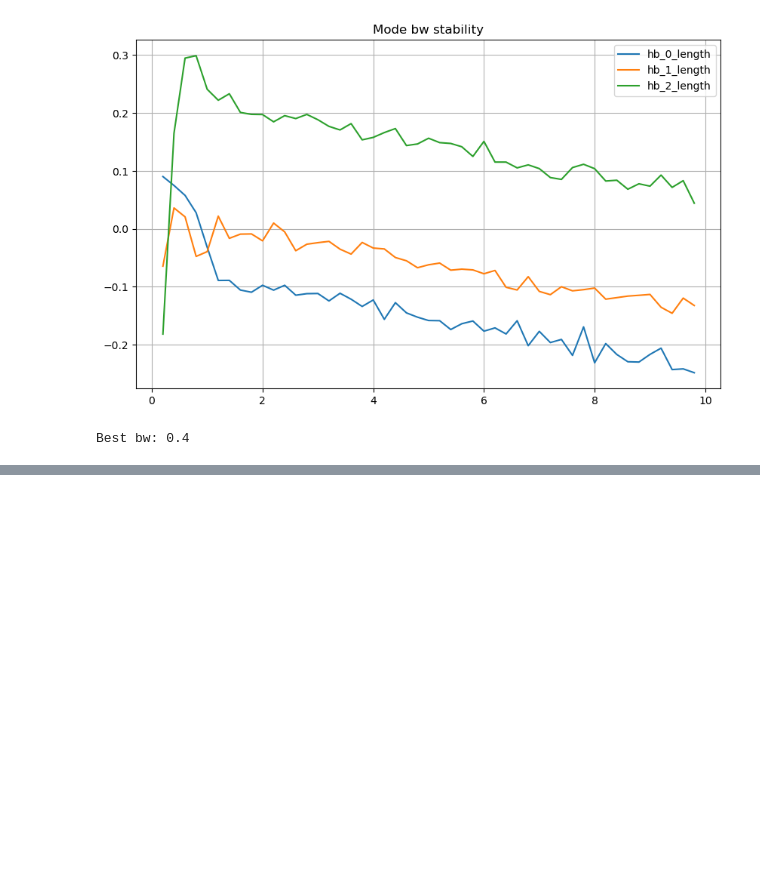
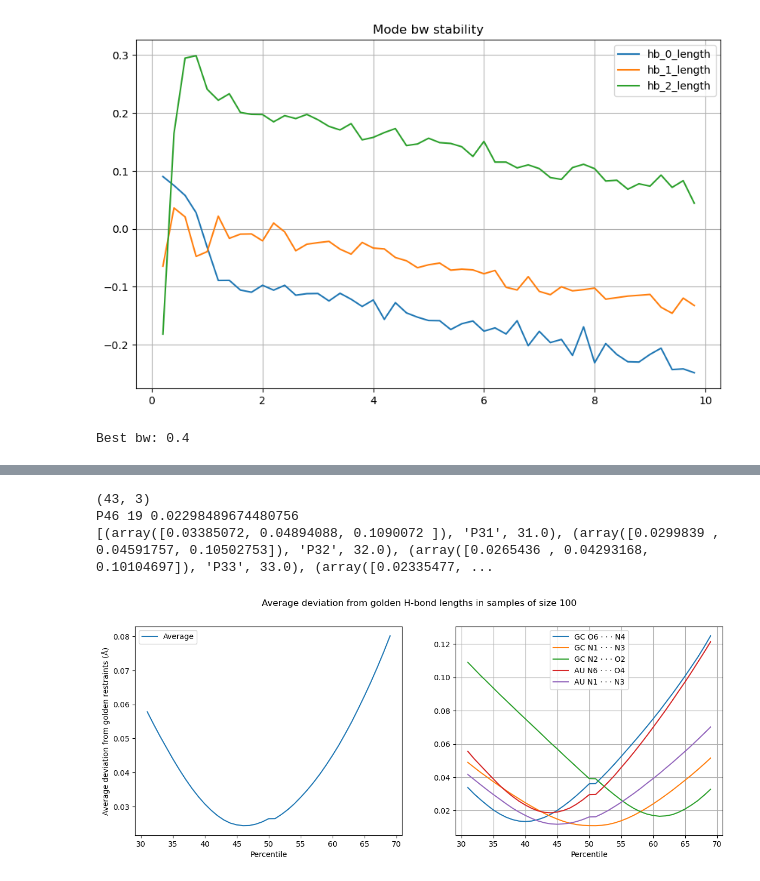
Before and after one commit to exyi/diplomka, a Jupyter notebook: pairclusters/pairs-histograms-2D-resolution2.ipynb, the cells around one changed output, grey strips where cells are left out. Drawn from its saved outputs; the diff is of its cells as text; code cells hidden in the pictures; blank space fills up the shorter version.

```diff
--- a/pairclusters/pairs-histograms-2D-resolution2.ipynb
+++ b/pairclusters/pairs-histograms-2D-resolution2.ipynb
@@ -16,6 +17,14 @@ def show():
     plt.show()
 # %%
-df = pl.read_parquet("/home/exyi/mount/random_skrina_d/test/pymol-vids/tables/cWW-G-C-filtered.parquet")
+df = pl.read_parquet("/home/exyi/Downloads/anglepairs/cWW-G-C-filtered.parquet")
+dfAU = pl.read_parquet("/home/exyi/Downloads/anglepairs/cWW-A-U-filtered.parquet")
+
+official_restraints = {
+    "AT_DNA": [ 2.999, 2.825 ],
+    "AU_RNA": [ 2.974, 2.829 ],
+    "GC_DNA": [ 2.901, 2.907, 2.830 ],
+    "GC_RNA": [ 2.916, 2.901, 2.819 ],
+}
 
 is_dna = pl.col("res1").str.starts_with("D") | pl.col("res2").str.starts_with("D")
 is_rna = pl.col("res1").str.starts_with("D").is_not() | pl.col("res2").str.starts_with("D").is_not()
@@ -24,7 +33,7 @@ print(df.schema)
 df.sum()
 
 def running_stat(f):
-    resolutions = np.arange(1.2, 3.5, 0.1)
+    resolutions = np.arange(1.2, 3.5, 0.25)
     results = []
     for resolution in resolutions:
         results.append({
@@ -48,13 +57,14 @@ def plot_running_stat(f: typing.Callable[[pl.DataFrame], typing.Any], column: st
     plt.plot(s["value"].to_numpy(), s["resolution"].to_numpy())
     spread = get_spread(s, relative_to=1)
     legend.append(f"{label} {spread['max_spread']:.4f} {spread['a18_spread']:.4f}")
+    print(f"{label}: {s}")
 def sample_for_kde(x: np.ndarray, threshold = 5_000):
     if len(x) <= threshold:
         return x
     else:
         return np.random.choice(x, threshold, replace=False)
 
-def mode(arr, bw_factor = 1) -> float:
+def mode(arr, bw_factor = 1.0) -> float:
     if len(arr) < 5:
         return np.mean(arr)
 
@@ -230,0 +191,48 @@ show()
+# %%
+def calc_gold_deviation(bootstraps, gold):
+    return np.mean([ np.abs(boot.T - gold) for boot in bootstraps ], axis=0)
+
+# def calc_self_deviation(bootstraps, parameters):
+#     means = np.mean(bootstraps, axis=0)
+#     return np.mean([ np.abs(boot - means) for boot in bootstraps ], axis=0)
+
+stat_deviation = np.mean([
+    calc_gold_deviation(straps_rna, official_restraints["GC_RNA"]),
+    calc_gold_deviation(straps_dna, official_restraints["GC_DNA"])
+], axis=0)
+print(stat_deviation.shape)
+# print(stat_deviation)
+
+fig, ax = plt.subplots(1, 2, figsize=(14, 5))
+
+modes = [ (stat_deviation[i], stat_names[i], float(parsed.group(1))) for i in range(len(stat_names)) if (parsed := re.match(r"^P(\d+(\.\d+)?)$", stat_names[i])) if 30 < float(parsed.group(1)) < 70 ]
+
+ax[1].plot([ mode[2] for mode in modes ], [ mode[0] for mode in modes ])
+
+stat_deviation_au = np.mean([
+    calc_gold_deviation(straps_rna_au, official_restraints["AU_RNA"]),
+    calc_gold_deviation(straps_dna_au, official_restraints["AT_DNA"])
+], axis=0)
+modes_au = [ (stat_deviation_au[i], stat_names[i], float(parsed.group(1))) for i in range(len(stat_names)) if (parsed := re.match(r"^P(\d+(\.\d+)?)$", stat_names[i])) if 30 < float(parsed.group(1)) < 70 ]
+stat_deviation_mean = np.mean([ np.mean(stat_deviation, axis=1), np.mean(stat_deviation_au, axis=1) ], axis=0)
+# print(stat_deviation_mean)
+# assert False
+print(stat_names[np.argmin(stat_deviation_mean)], np.argmin(stat_deviation_mean), np.min(stat_deviation_mean))
+
+print(modes)
+plt.xlabel("KDE Bandwidth factor")
+ax[1].plot([ mode[2] for mode in modes_au ], [ mode[0] for mode in modes_au ])
+ax[1].legend([ "GC O6 · · · N4", "GC N1 · · · N3", "GC N2 · · · O2", "AU N6 · · · O4", "AU N1 · · · N3" ])
+ax[0].plot([ mode[2] for mode in modes ], [ np.mean([*modes[i][0], *modes_au[i][0]]) for i in range(len(modes)) ])
+ax[0].legend([ "Average" ])
+plt.suptitle("Average deviation from golden H-bond lengths in samples of size 100")
+ax[1].set(xlabel ="Percentile")
+ax[0].set(xlabel ="Percentile", ylabel="Average deviation from golden restraints (Å)")
+plt.grid()
+fig.savefig("plots/average_deviation.svg")
+show()
+# %% [output]
+(43, 3)
+P46 19 0.02298489674480756
+[(array([0.03385072, 0.04894088, 0.1090072 ]), 'P31', 31.0), (array([0.0299839 , 0.04591757, 0.10502753]), 'P32', 32.0), (array([0.0265436 , 0.04293168, 0.10104697]), 'P33', 33.0), (array([0.02335477, ...
+[figure, added]
```
Also changed, not shown: parts of 9 cells of this notebook, 21 other files.
